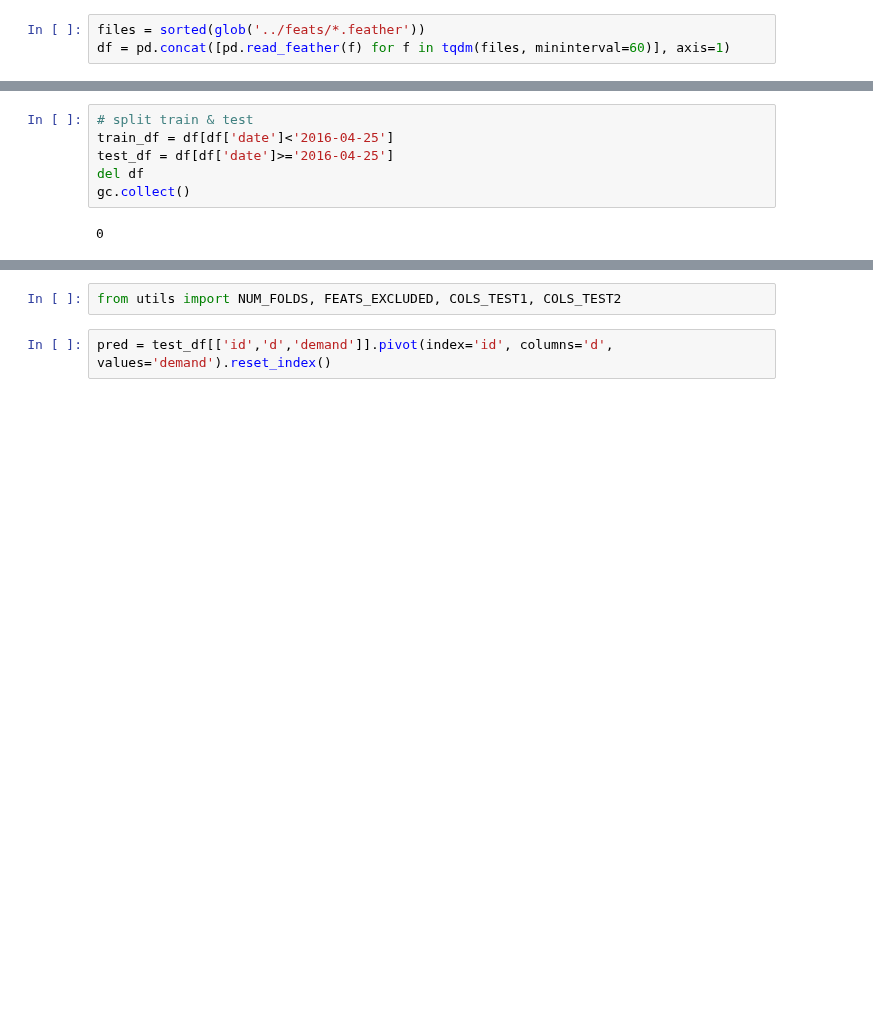
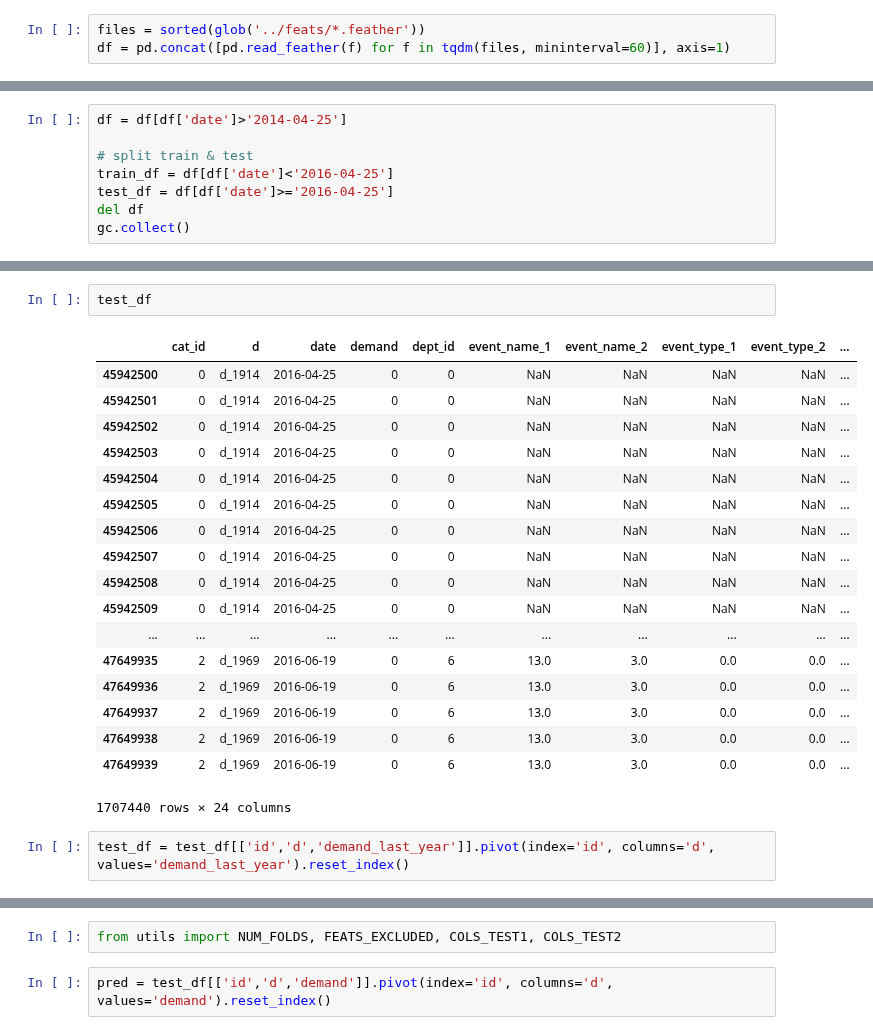
Before and after one commit to MitsuruFujiwara/M5-Forecasting-Accuracy, a Jupyter notebook: src/902_features.ipynb, the cells around one changed output, grey strips where cells are left out. Drawn from its saved outputs; the diff is of its cells as text; blank space fills up the shorter version.

```diff
--- a/src/902_features.ipynb
+++ b/src/902_features.ipynb
@@ -42,0 +19,8 @@ Timestamp('2016-04-25 00:00:00')
+# %%
+df = df[df['date']>'2014-04-25']
+
+# split train & test
+train_df = df[df['date']<'2016-04-25']
+test_df = df[df['date']>='2016-04-25']
+del df
+gc.collect()
@@ -90,8 +53,23 @@ df.sort_values('date')
-# %%
-# split train & test
-train_df = df[df['date']<'2016-04-25']
-test_df = df[df['date']>='2016-04-25']
-del df
-gc.collect()
-# %% [output]
-0
+# %%
+test_df
+# %% [output]
+|  | cat_id | d | date | demand | dept_id | event_name_1 | event_name_2 | event_type_1 | event_type_2 | ... |
+| 45942500 | 0 | d_1914 | 2016-04-25 | 0 | 0 | NaN | NaN | NaN | NaN | ... |
+| 45942501 | 0 | d_1914 | 2016-04-25 | 0 | 0 | NaN | NaN | NaN | NaN | ... |
+| 45942502 | 0 | d_1914 | 2016-04-25 | 0 | 0 | NaN | NaN | NaN | NaN | ... |
+| 45942503 | 0 | d_1914 | 2016-04-25 | 0 | 0 | NaN | NaN | NaN | NaN | ... |
+| 45942504 | 0 | d_1914 | 2016-04-25 | 0 | 0 | NaN | NaN | NaN | NaN | ... |
+| 45942505 | 0 | d_1914 | 2016-04-25 | 0 | 0 | NaN | NaN | NaN | NaN | ... |
+| 45942506 | 0 | d_1914 | 2016-04-25 | 0 | 0 | NaN | NaN | NaN | NaN | ... |
+| 45942507 | 0 | d_1914 | 2016-04-25 | 0 | 0 | NaN | NaN | NaN | NaN | ... |
+| 45942508 | 0 | d_1914 | 2016-04-25 | 0 | 0 | NaN | NaN | NaN | NaN | ... |
+| 45942509 | 0 | d_1914 | 2016-04-25 | 0 | 0 | NaN | NaN | NaN | NaN | ... |
+| ... | ... | ... | ... | ... | ... | ... | ... | ... | ... | ... |
+| 47649935 | 2 | d_1969 | 2016-06-19 | 0 | 6 | 13.0 | 3.0 | 0.0 | 0.0 | ... |
+| 47649936 | 2 | d_1969 | 2016-06-19 | 0 | 6 | 13.0 | 3.0 | 0.0 | 0.0 | ... |
+| 47649937 | 2 | d_1969 | 2016-06-19 | 0 | 6 | 13.0 | 3.0 | 0.0 | 0.0 | ... |
+| 47649938 | 2 | d_1969 | 2016-06-19 | 0 | 6 | 13.0 | 3.0 | 0.0 | 0.0 | ... |
+| 47649939 | 2 | d_1969 | 2016-06-19 | 0 | 6 | 13.0 | 3.0 | 0.0 | 0.0 | ... |
+1707440 rows × 24 columns
+# %%
+test_df = test_df[['id','d','demand_last_year']].pivot(index='id', columns='d', values='demand_last_year').reset_index()
```
Also changed, not shown: parts of 10 cells of this notebook, 8 other files.
